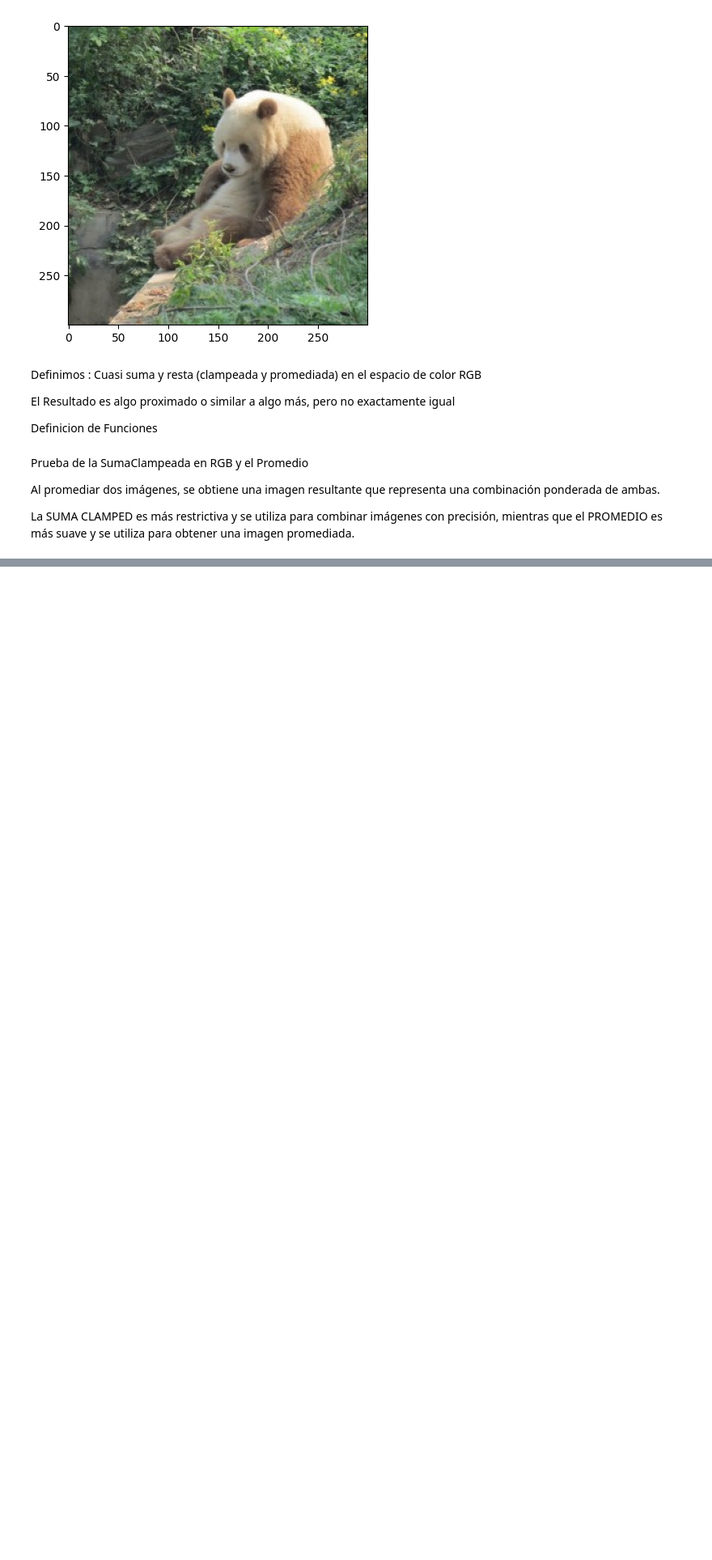
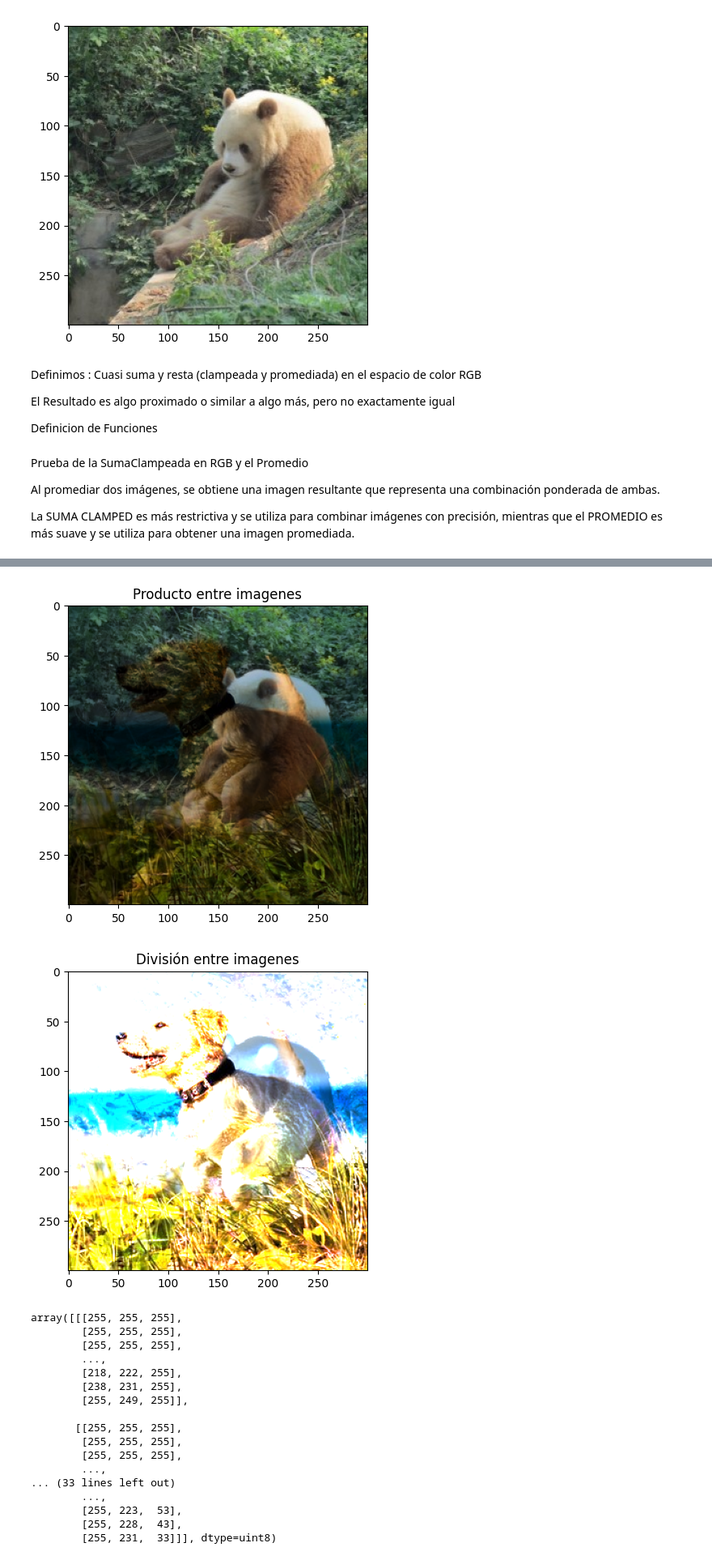
Before and after one commit to CalaMartinALejandro/IPDI, a Jupyter notebook: TP02/TP2.ipynb, the cells around one changed output, grey strips where cells are left out. Shown at 81% size. Cells and saved outputs as stored; diff of their text form; code cells hidden in the pictures; blank space fills up the shorter version.

```diff
--- a/TP02/TP2.ipynb
+++ b/TP02/TP2.ipynb
@@ -110,0 +139,56 @@ sumaClampeadaYIQ
+# %%
+  def productoM(img1,img2):
+
+        producto = np.zeros(img1.shape)
+        # al principio estan normalizado las variables /255.0
+        producto = img1 * img2
+        # producto * 255 reescala los valores de producto de vuelta al rango 0-255.
+        # np.clip(..., 0, 255) asegura que todos los valores estén dentro del rango 0-255.
+        producto = np.clip(producto * 255, 0, 255).astype(np.uint8)
+
+        # Visualización de la imagen resultante
+        plt.title('Producto entre imagenes')
+        plt.imshow(producto)
+        plt.show()
+        return producto
+
+  def dividir_imagenes(img1, img2):
+
+        img_div = np.zeros(img1.shape)
+       # Normalización de las imágenes fue hecha en la entrada img1_normalized = img1 / 255.0
+       # División elemento a elemento previniendo la division por cero
+        img_div = np.divide(img1, img2, out=np.zeros_like(img1), where=img2!=0)
+
+       # Reescalado y recorte de valores
+       # astype(np.uint8) entero sin signo de 8 bits debido aque representa valores enteros en el rango pixeles de 0 a 255.
+        img_div = np.clip(img_div * 255, 0, 255).astype(np.uint8)
+
+        # Visualización de la imagen resultante
+        plt.title('División entre imagenes')
+        plt.imshow(img_div)
+        plt.show()
+        return img_div
+
+
+productoM(imgA,imgB)
+dividir_imagenes(imgA,imgB)
+# %% [output]
+[figure, added]
+[figure, added]
+array([[[255, 255, 255],
+        [255, 255, 255],
+        [255, 255, 255],
+        ...,
+        [218, 222, 255],
+        [238, 231, 255],
+        [255, 249, 255]],
+
+       [[255, 255, 255],
+        [255, 255, 255],
+        [255, 255, 255],
+        ...,
+... (33 lines left out)
+        ...,
+        [255, 223,  53],
+        [255, 228,  43],
+        [255, 231,  33]]], dtype=uint8)
```
Also changed, not shown: parts of 9 cells of this notebook.
